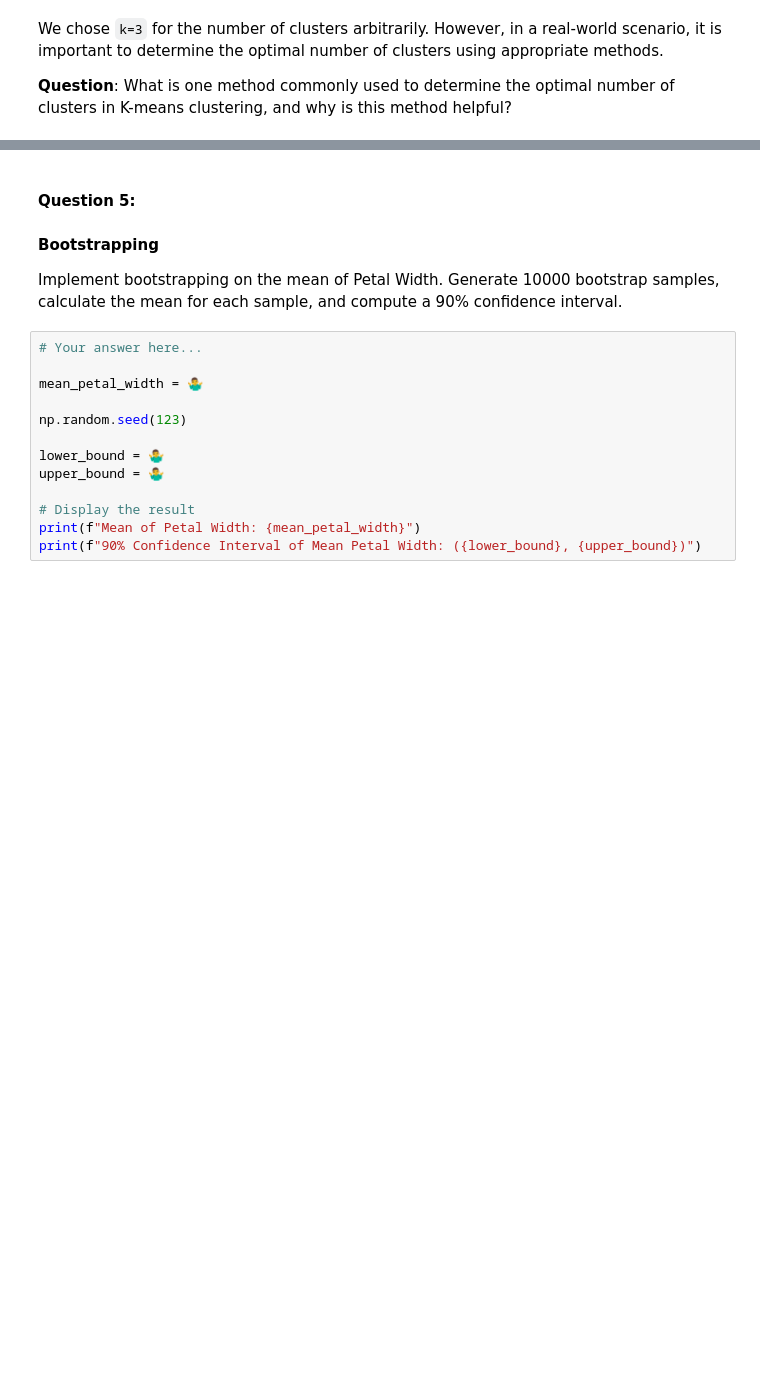
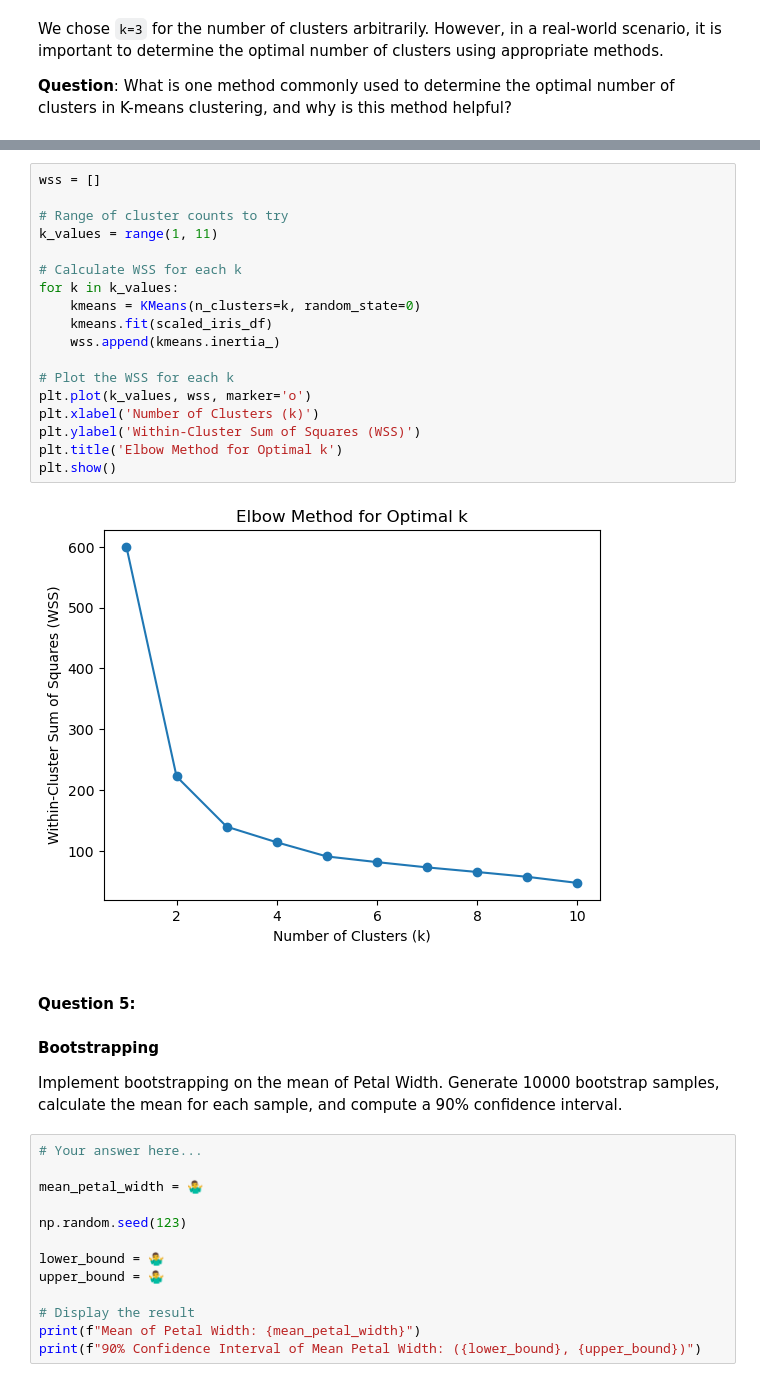
Before and after one commit to s-gunde/applying_statistical_concepts, a Jupyter notebook: 02_activities/assignments/assignment_3.ipynb, the cells around one changed output, grey strips where cells are left out. Cells and saved outputs as stored; diff of their text form; blank space fills up the shorter version.

```diff
--- a/02_activities/assignments/assignment_3.ipynb
+++ b/02_activities/assignments/assignment_3.ipynb
@@ -192,3 +216,23 @@ We chose `k=3` for the number of clusters arbitrarily. However, in a real-world
+# %%
+wss = []
+
+# Range of cluster counts to try
+k_values = range(1, 11)
+
+# Calculate WSS for each k
+for k in k_values:
+    kmeans = KMeans(n_clusters=k, random_state=0)
+    kmeans.fit(scaled_iris_df)
+    wss.append(kmeans.inertia_)
+
+# Plot the WSS for each k
+plt.plot(k_values, wss, marker='o')
+plt.xlabel('Number of Clusters (k)')
+plt.ylabel('Within-Cluster Sum of Squares (WSS)')
+plt.title('Elbow Method for Optimal k')
+plt.show()
+# %% [output]
+[figure, added]
 # %% [markdown]
 #### **Question 5:**
 #### Bootstrapping
```
Also changed, not shown: parts of 4 cells of this notebook.
